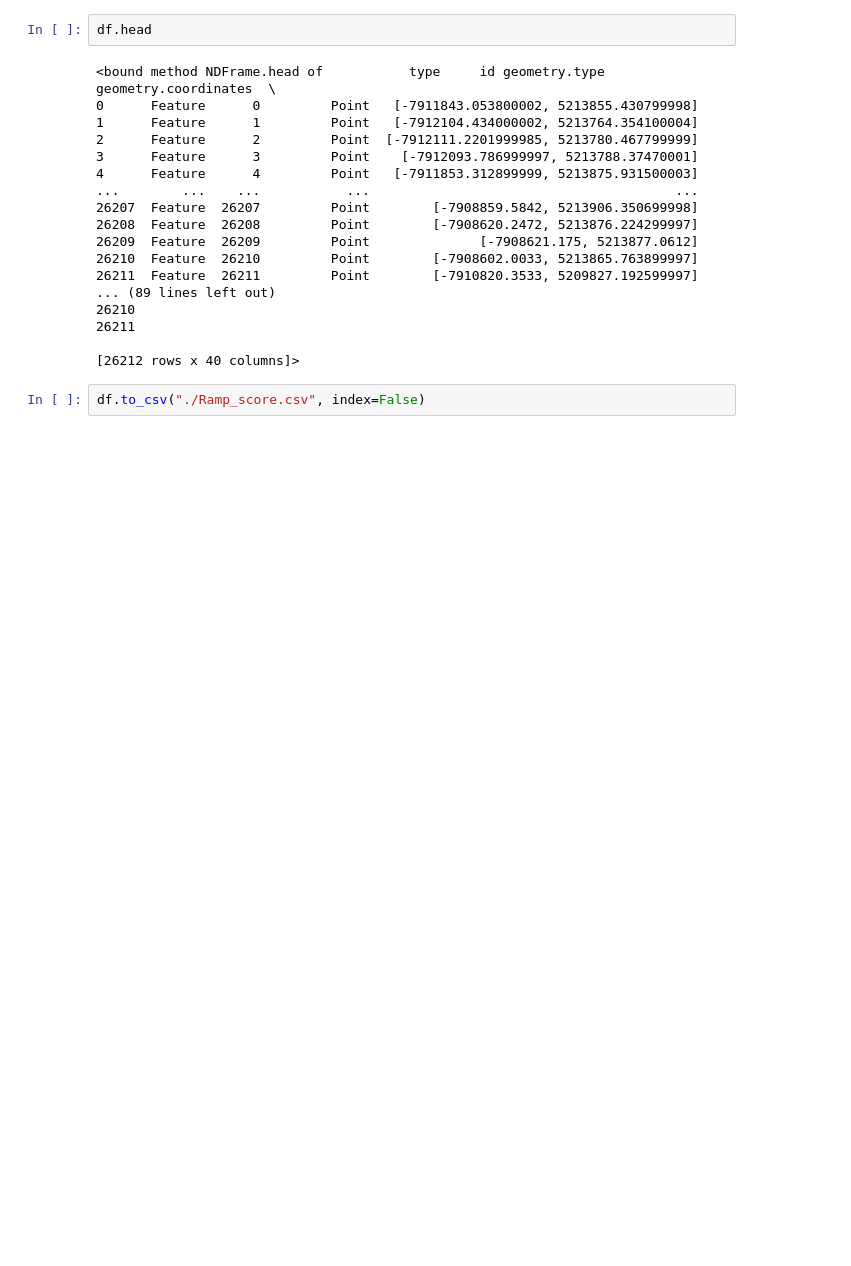
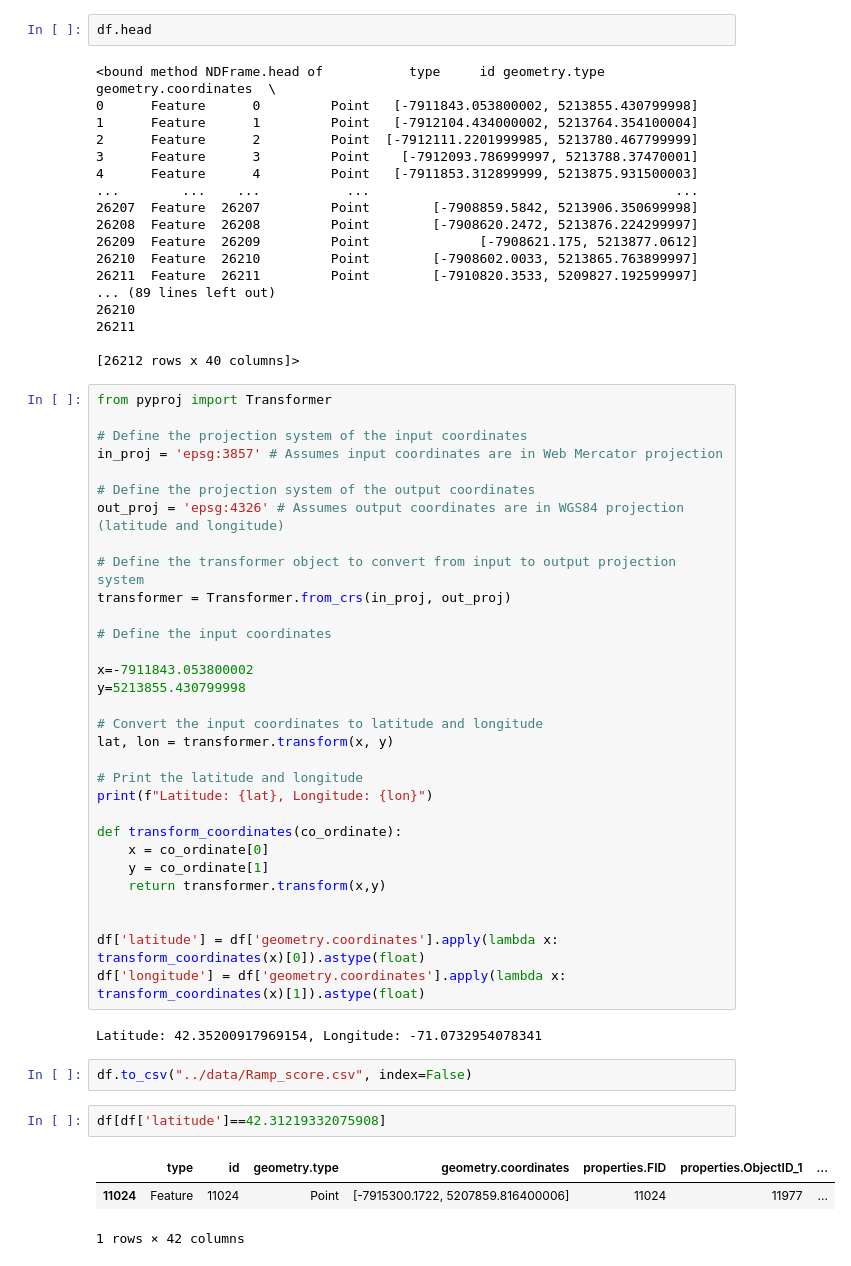
Before and after one commit to BU-Spark/ds-stantec-sidewalks, a Jupyter notebook: spring23-team-1/files/RampScore.ipynb, the cells around one changed output. Cells and saved outputs as stored; diff of their text form; blank space fills up the shorter version.

```diff
--- a/spring23-team-1/files/RampScore.ipynb
+++ b/spring23-team-1/files/RampScore.ipynb
@@ -45,5 +56,44 @@ df.head
 26211
 
 [26212 rows x 40 columns]>
+# %%
+from pyproj import Transformer
+
+# Define the projection system of the input coordinates
+in_proj = 'epsg:3857' # Assumes input coordinates are in Web Mercator projection
+
+# Define the projection system of the output coordinates
+out_proj = 'epsg:4326' # Assumes output coordinates are in WGS84 projection (latitude and longitude)
+
+# Define the transformer object to convert from input to output projection system
+transformer = Transformer.from_crs(in_proj, out_proj)
+
+# Define the input coordinates
+
+x=-7911843.053800002
+y=5213855.430799998
+
+# Convert the input coordinates to latitude and longitude
+lat, lon = transformer.transform(x, y)
+
+# Print the latitude and longitude
+print(f"Latitude: {lat}, Longitude: {lon}")
+
+def transform_coordinates(co_ordinate):
+    x = co_ordinate[0]
+    y = co_ordinate[1]
+    return transformer.transform(x,y)
+
+
+df['latitude'] = df['geometry.coordinates'].apply(lambda x: transform_coordinates(x)[0]).astype(float)
+df['longitude'] = df['geometry.coordinates'].apply(lambda x: transform_coordinates(x)[1]).astype(float)
+# %% [output]
+Latitude: 42.35200917969154, Longitude: -71.0732954078341
 # %%
-df.to_csv("./Ramp_score.csv", index=False)
+df.to_csv("../data/Ramp_score.csv", index=False)
+# %%
+df[df['latitude']==42.31219332075908]
+# %% [output]
+|  | type | id | geometry.type | geometry.coordinates | properties.FID | properties.ObjectID_1 | ... |
+| 11024 | Feature | 11024 | Point | [-7915300.1722, 5207859.816400006] | 11024 | 11977 | ... |
+1 rows × 42 columns
```
Also changed, not shown: parts of 9 cells of this notebook, 7 other files.
